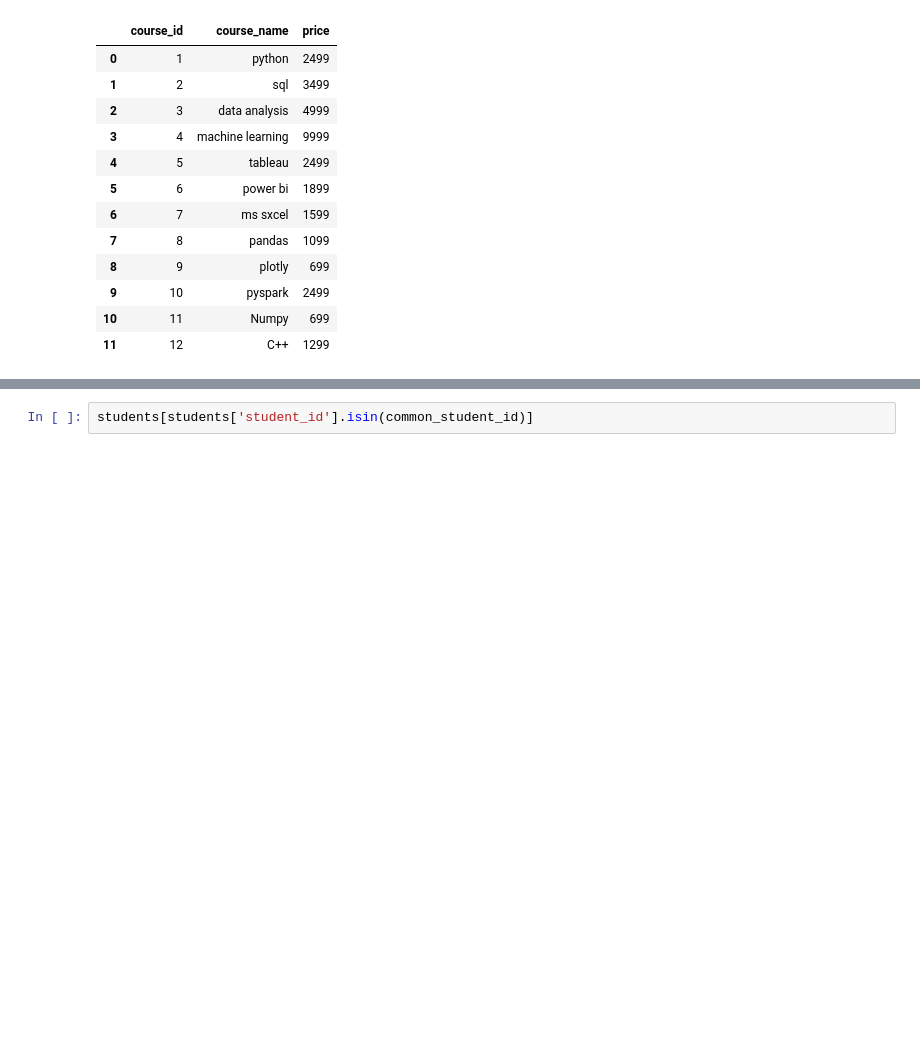
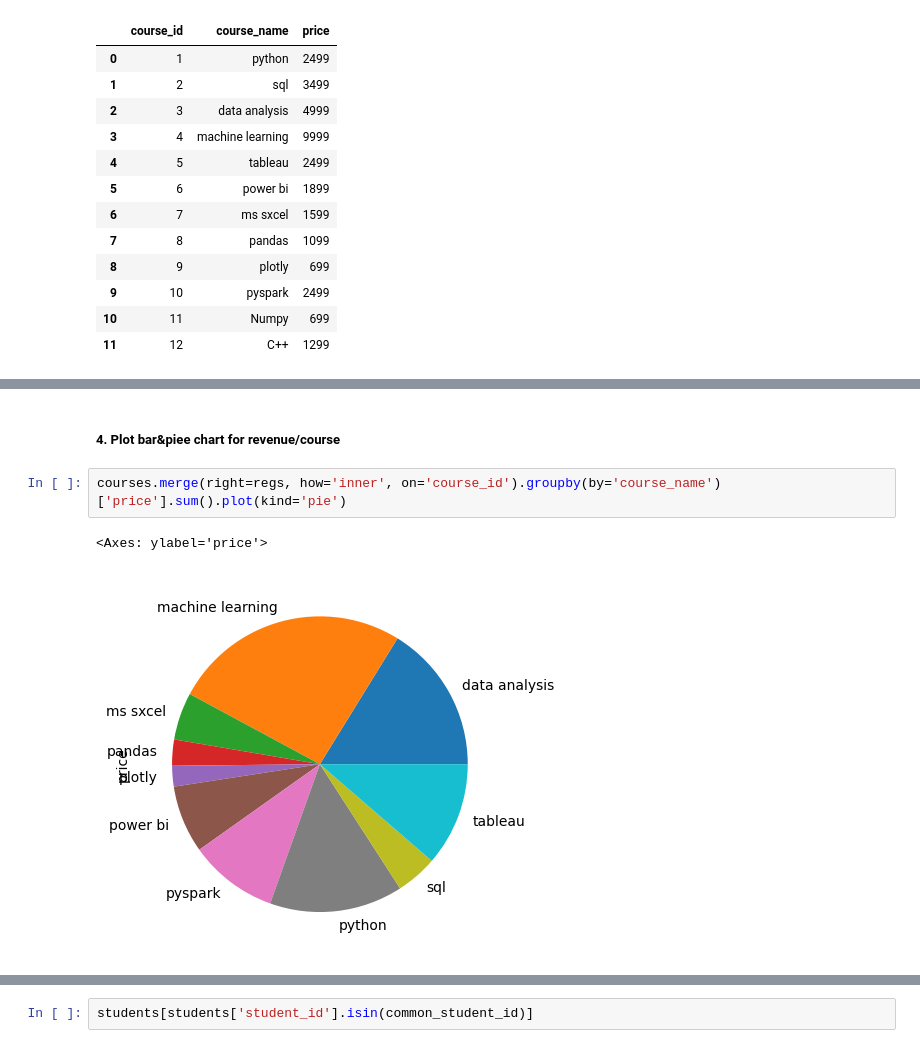
Before and after one commit to thekhushal/Learning, a Jupyter notebook: DataScience/92_CampusX_DSMP/session_20_merging.ipynb, the cells around one changed output, grey strips where cells are left out. Drawn from its saved outputs; the diff is of its cells as text; blank space fills up the shorter version.

```diff
--- a/DataScience/92_CampusX_DSMP/session_20_merging.ipynb
+++ b/DataScience/92_CampusX_DSMP/session_20_merging.ipynb
@@ -264 +285,8 @@ pd.concat([nov,dec], ignore_index=True).merge(right=students, how="left", on="st
+# %% [markdown]
+##### 4. Plot bar&piee chart for revenue/course
+# %%
+courses.merge(right=regs, how='inner', on='course_id').groupby(by='course_name')['price'].sum().plot(kind='pie')
+# %% [output]
+<Axes: ylabel='price'>
+[figure, added]
 # %%
```
Also changed, not shown: parts of 31 cells of this notebook.
